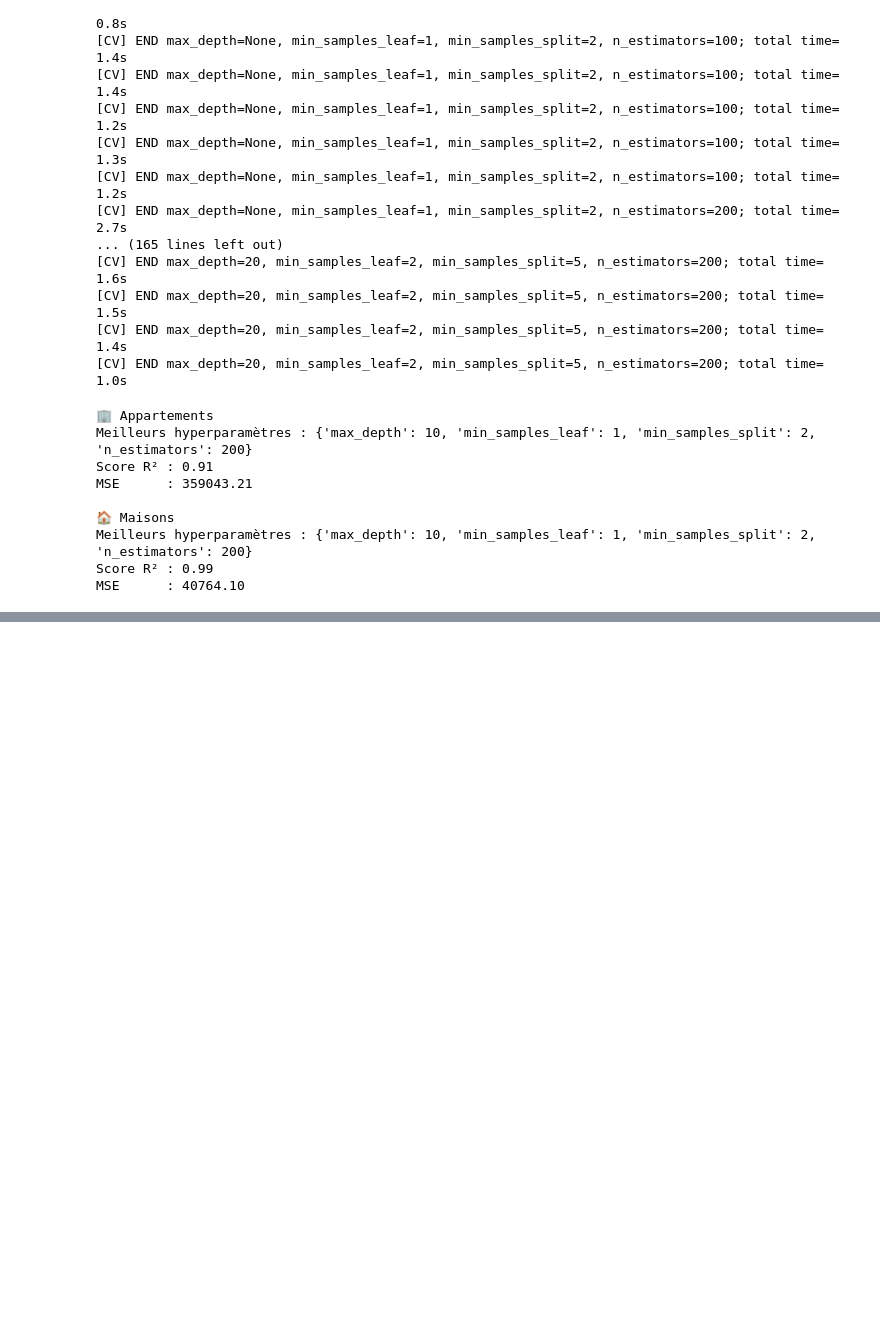
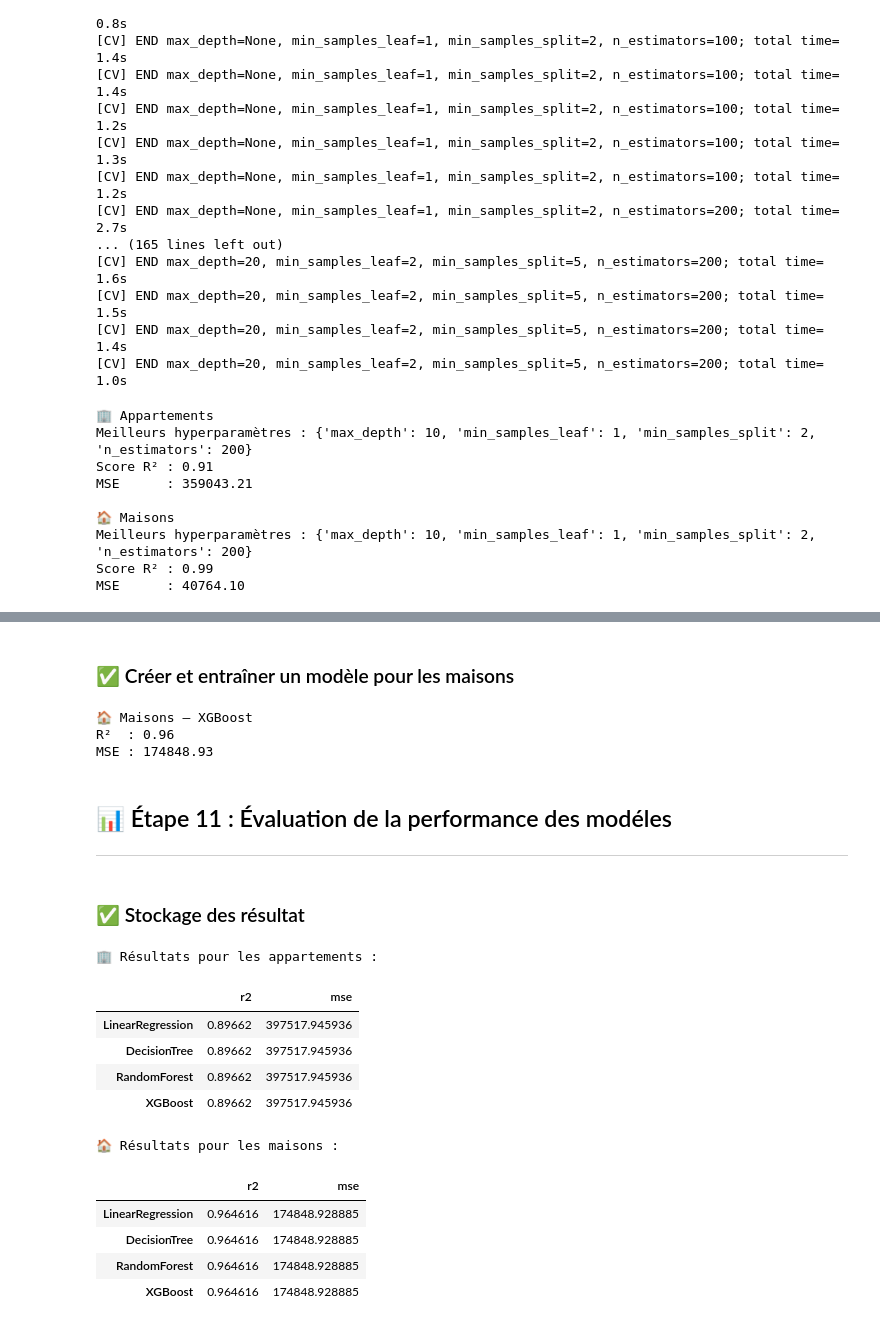
Before and after one commit to amina-abddm/FastAPI_IA_Immobilier, a Jupyter notebook: notebooks/phase_1_lille.ipynb, the cells around one changed output, grey strips where cells are left out. Drawn from its saved outputs; the diff is of its cells as text; code cells hidden in the pictures; blank space fills up the shorter version.

```diff
--- a/notebooks/phase_1_lille.ipynb
+++ b/notebooks/phase_1_lille.ipynb
@@ -626,0 +721,71 @@ MSE      : 40764.10
+# %% [markdown]
+### ✅ Créer et entraîner un modèle pour les maisons
+# %%
+# Créer le modèle XGBoost
+xgb_maison = XGBRegressor(random_state=42, n_estimators=100)
+
+# Entraîner sur les données de maisons
+xgb_maison.fit(X_train_maison_scaled, y_train_maisons)
+
+# Prédire sur les données de test
+y_pred_maison = xgb_maison.predict(X_test_maisons_scaled)
+
+# Évaluer les performances
+mse_maison = mean_squared_error(y_test_maisons, y_pred_maison)
+r2_maison = r2_score(y_test_maisons, y_pred_maison)
+
+print("\n🏠 Maisons — XGBoost")
+print(f"R²  : {r2_maison:.2f}")
+print(f"MSE : {mse_maison:.2f}")
+# %% [output]
+🏠 Maisons — XGBoost
+R²  : 0.96
+MSE : 174848.93
+# %% [markdown]
+## 📊  Étape 11 : Évaluation de la performance des modéles
+---
+# %% [markdown]
+### ✅ Stockage des résultat
+# %%
+import pandas as pd
+
+# 📊 Résultats pour les appartements
+resultats_appart = {
+    "LinearRegression": {"r2": r2_appart, "mse": mse_appart},
+    "DecisionTree": {"r2": r2_appart, "mse": mse_appart},
+    "RandomForest": {"r2": r2_appart, "mse": mse_appart},
+    "XGBoost": {"r2": r2_appart, "mse": mse_appart}
+}
+
+# 📊 Résultats pour les maisons
+resultats_maisons = {
+    "LinearRegression": {"r2": r2_maison, "mse": mse_maison},
+    "DecisionTree": {"r2": r2_maison, "mse": mse_maison},
+    "RandomForest": {"r2": r2_maison, "mse": mse_maison},
+    "XGBoost": {"r2": r2_maison, "mse": mse_maison}
+}
+# 📊 Résumé des résultats
+
+# Convertion en DataFrames
+df_resultats_appart = pd.DataFrame(resultats_appart).T
+df_resultats_maisons = pd.DataFrame(resultats_maisons).T
+
+# Affichage des DataFrames
+print("\n🏢 Résultats pour les appartements :")
+display(df_resultats_appart.sort_values(by='r2', ascending=False))
+
+print("\n🏠 Résultats pour les maisons :")
+display(df_resultats_maisons.sort_values(by='r2', ascending=False))
+# %% [output]
+🏢 Résultats pour les appartements :
+|  | r2 | mse |
+| LinearRegression | 0.89662 | 397517.945936 |
+| DecisionTree | 0.89662 | 397517.945936 |
+| RandomForest | 0.89662 | 397517.945936 |
+| XGBoost | 0.89662 | 397517.945936 |
+🏠 Résultats pour les maisons :
+|  | r2 | mse |
+| LinearRegression | 0.964616 | 174848.928885 |
+| DecisionTree | 0.964616 | 174848.928885 |
+| RandomForest | 0.964616 | 174848.928885 |
+| XGBoost | 0.964616 | 174848.928885 |
```
Also changed, not shown: parts of 10 cells of this notebook, 2 other files.
